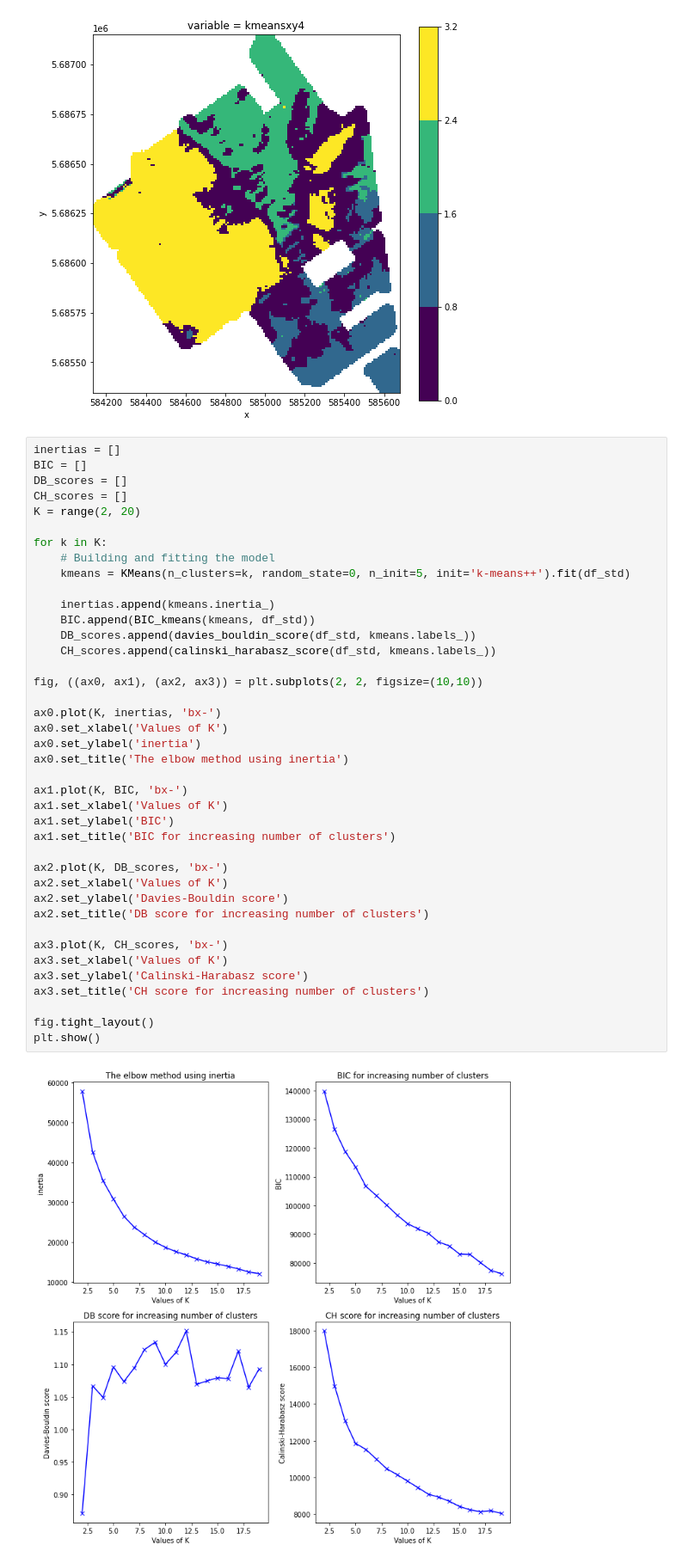
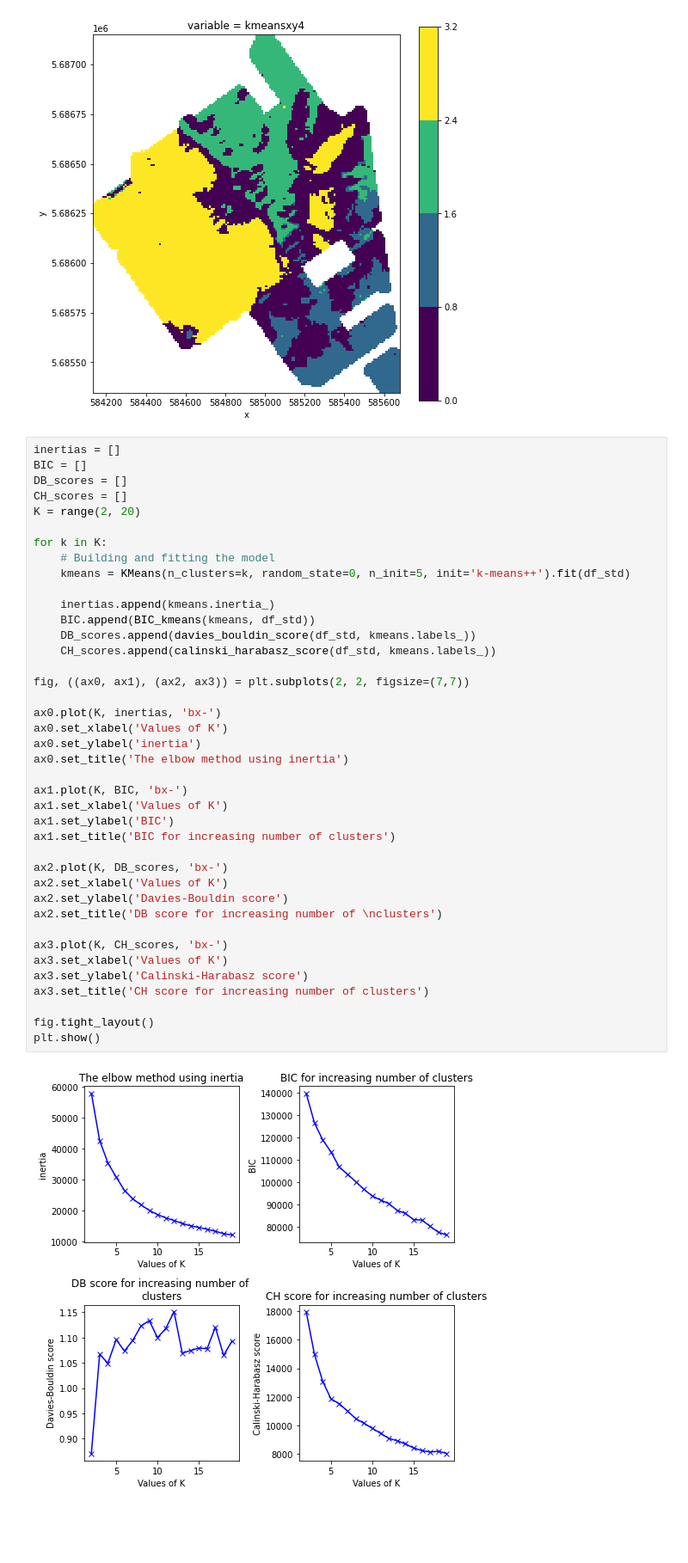
Before and after one commit to drdebivre/Thesis_EMIclass, a Jupyter notebook: 2.K_means.ipynb, the cells around one changed output. Shown at 86% size. Drawn from its saved outputs; the diff is of its cells as text; blank space fills up the shorter version.

```diff
--- a/2.K_means.ipynb
+++ b/2.K_means.ipynb
@@ -291,36 +287,36 @@ for k in K:
     kmeans = KMeans(n_clusters=k, random_state=0, n_init=5, init='k-means++').fit(df_std)
 
     inertias.append(kmeans.inertia_)
     BIC.append(BIC_kmeans(kmeans, df_std))
     DB_scores.append(davies_bouldin_score(df_std, kmeans.labels_))
     CH_scores.append(calinski_harabasz_score(df_std, kmeans.labels_))
 
-fig, ((ax0, ax1), (ax2, ax3)) = plt.subplots(2, 2, figsize=(10,10))
+fig, ((ax0, ax1), (ax2, ax3)) = plt.subplots(2, 2, figsize=(7,7))
 
 ax0.plot(K, inertias, 'bx-')
 ax0.set_xlabel('Values of K')
 ax0.set_ylabel('inertia')
 ax0.set_title('The elbow method using inertia')
 
 ax1.plot(K, BIC, 'bx-')
 ax1.set_xlabel('Values of K')
 ax1.set_ylabel('BIC')
 ax1.set_title('BIC for increasing number of clusters')
 
 ax2.plot(K, DB_scores, 'bx-')
 ax2.set_xlabel('Values of K')
 ax2.set_ylabel('Davies-Bouldin score')
-ax2.set_title('DB score for increasing number of clusters')
+ax2.set_title('DB score for increasing number of \nclusters')
 
 ax3.plot(K, CH_scores, 'bx-')
 ax3.set_xlabel('Values of K')
 ax3.set_ylabel('Calinski-Harabasz score')
 ax3.set_title('CH score for increasing number of clusters')
 
 fig.tight_layout()
 plt.show()
 # %% [output]
-[figure, old version]
+[figure, new version]
 # %%
 optimal_n = 2 # As derived from the DB-score
 
```
Also changed, not shown: parts of 4 cells of this notebook.
